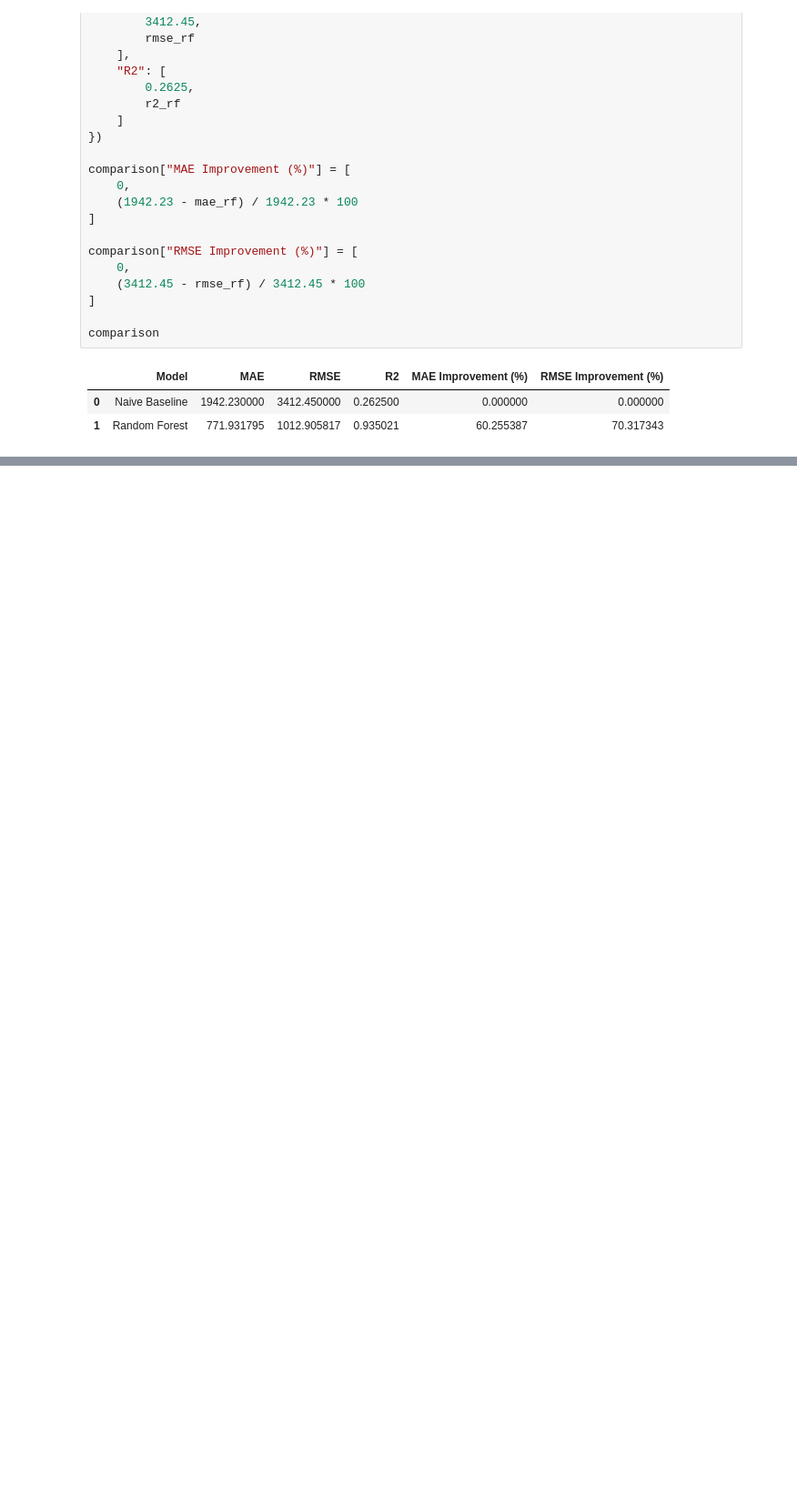
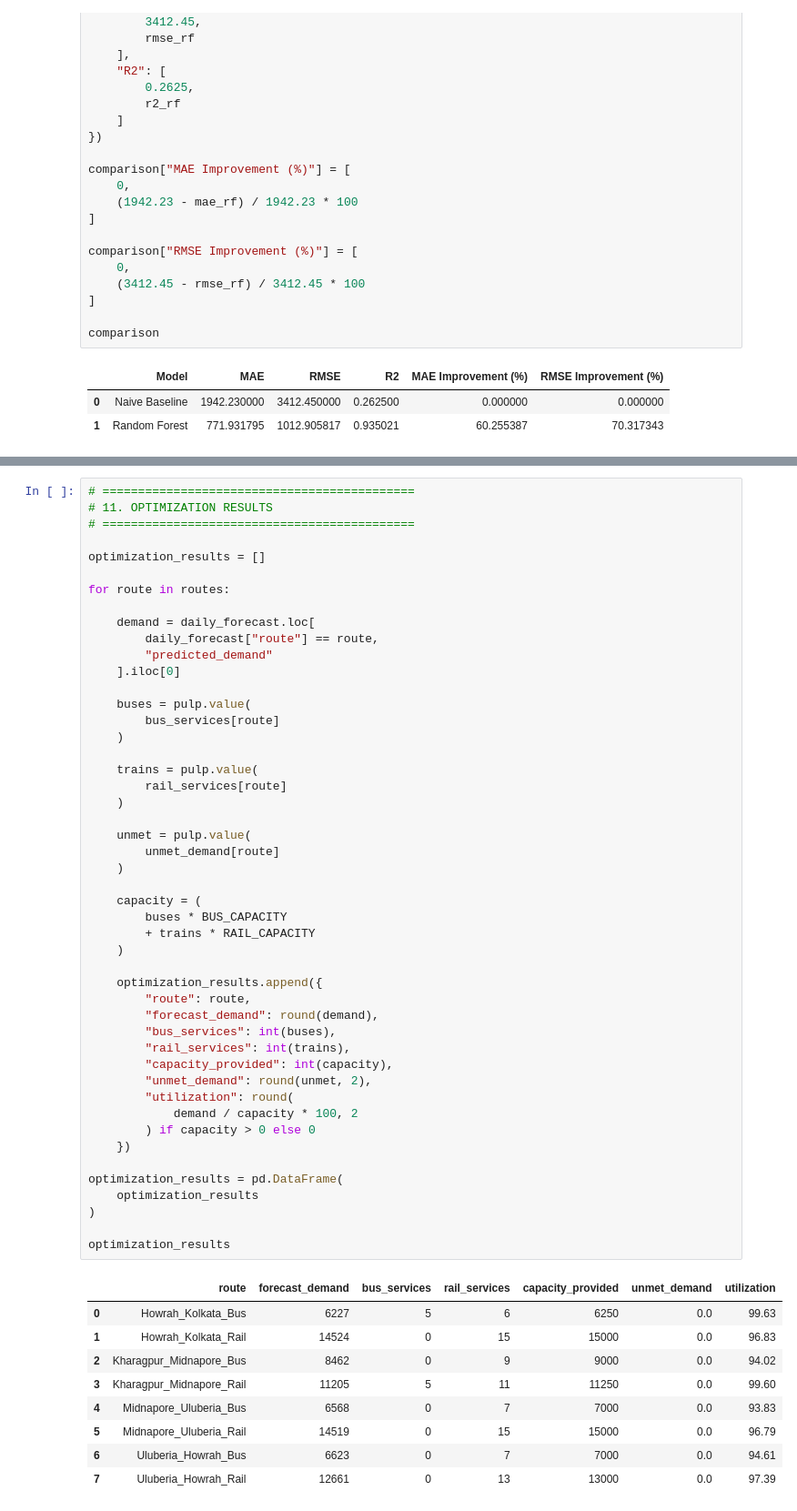
Before and after one commit to abhisarthak/public-transport-demand-planning, a Jupyter notebook: notebooks/02_demand_forecasting.ipynb, the cells around one changed output, grey strips where cells are left out. Shown at 91% size. Cells and saved outputs as stored; diff of their text form; blank space fills up the shorter version.

```diff
--- a/notebooks/02_demand_forecasting.ipynb
+++ b/notebooks/02_demand_forecasting.ipynb
@@ -527,0 +761,58 @@ comparison
+# %%
+# ============================================
+# 11. OPTIMIZATION RESULTS
+# ============================================
+
+optimization_results = []
+
+for route in routes:
+
+    demand = daily_forecast.loc[
+        daily_forecast["route"] == route,
+        "predicted_demand"
+    ].iloc[0]
+
+    buses = pulp.value(
+        bus_services[route]
+    )
+
+    trains = pulp.value(
+        rail_services[route]
+    )
+
+    unmet = pulp.value(
+        unmet_demand[route]
+    )
+
+    capacity = (
+        buses * BUS_CAPACITY
+        + trains * RAIL_CAPACITY
+    )
+
+    optimization_results.append({
+        "route": route,
+        "forecast_demand": round(demand),
+        "bus_services": int(buses),
+        "rail_services": int(trains),
+        "capacity_provided": int(capacity),
+        "unmet_demand": round(unmet, 2),
+        "utilization": round(
+            demand / capacity * 100, 2
+        ) if capacity > 0 else 0
+    })
+
+optimization_results = pd.DataFrame(
+    optimization_results
+)
+
+optimization_results
+# %% [output]
+|  | route | forecast_demand | bus_services | rail_services | capacity_provided | unmet_demand | utilization |
+| 0 | Howrah_Kolkata_Bus | 6227 | 5 | 6 | 6250 | 0.0 | 99.63 |
+| 1 | Howrah_Kolkata_Rail | 14524 | 0 | 15 | 15000 | 0.0 | 96.83 |
+| 2 | Kharagpur_Midnapore_Bus | 8462 | 0 | 9 | 9000 | 0.0 | 94.02 |
+| 3 | Kharagpur_Midnapore_Rail | 11205 | 5 | 11 | 11250 | 0.0 | 99.60 |
+| 4 | Midnapore_Uluberia_Bus | 6568 | 0 | 7 | 7000 | 0.0 | 93.83 |
+| 5 | Midnapore_Uluberia_Rail | 14519 | 0 | 15 | 15000 | 0.0 | 96.79 |
+| 6 | Uluberia_Howrah_Bus | 6623 | 0 | 7 | 7000 | 0.0 | 94.61 |
+| 7 | Uluberia_Howrah_Rail | 12661 | 0 | 13 | 13000 | 0.0 | 97.39 |
```
Also changed, not shown: parts of 6 cells of this notebook.
